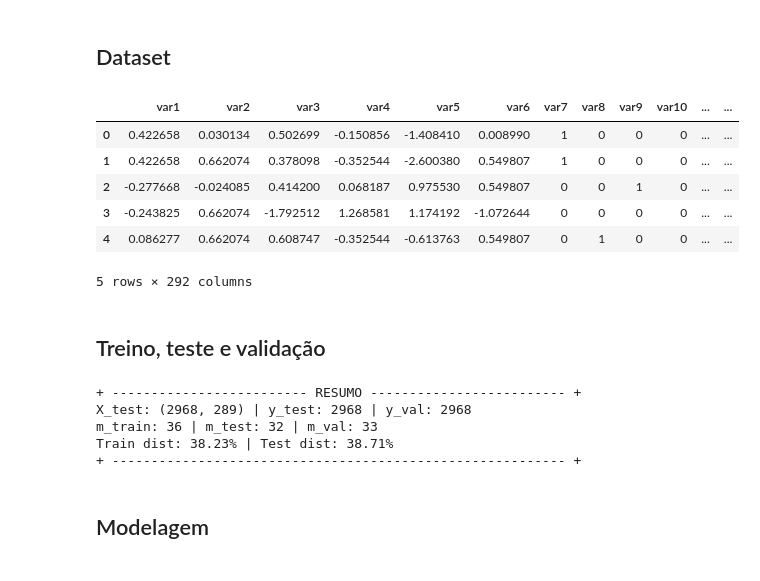
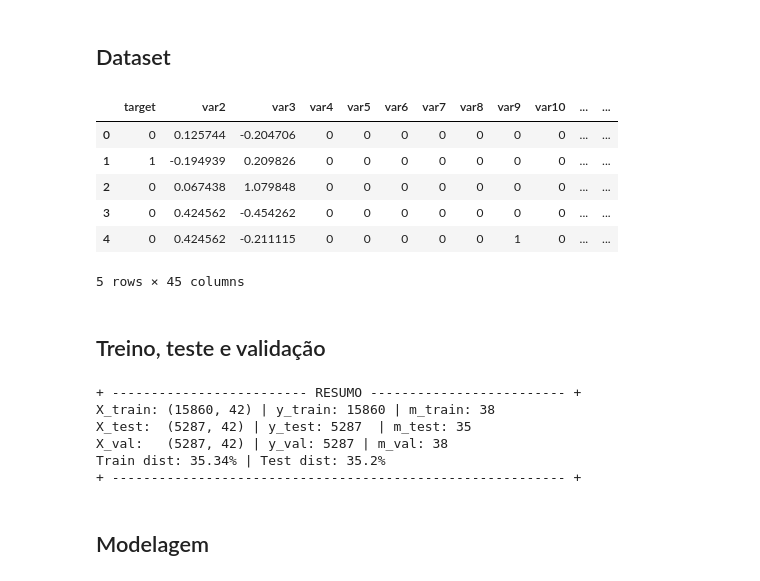
Before and after one commit to samuel-haddad/MBAUSP, a Jupyter notebook: gpboost_tcc.ipynb, the cells around one changed output. Saved outputs shown, nothing was run; the diff lists cells and outputs as text; code cells hidden in the pictures.

```diff
--- a/gpboost_tcc.ipynb
+++ b/gpboost_tcc.ipynb
@@ -39,35 +39,37 @@ import gpboost as gpb
 from gpboost import GPBoostClassifier
 
 # google libs & auth
+from pydrive.auth import GoogleAuth
+from pydrive.drive import GoogleDrive
 from google.colab import auth
+from oauth2client.client import GoogleCredentials
+
+# Authenticate and create the PyDrive client.
 auth.authenticate_user()
-
-import gspread
-from google.auth import default
-creds, _ = default()
-
-gc = gspread.authorize(creds)
+gauth = GoogleAuth()
+gauth.credentials = GoogleCredentials.get_application_default()
+drive = GoogleDrive(gauth)
 # %% [markdown]
 ## Dataset
-# %%
-# importar o dataset
-sht1 = gc.open_by_key('14di6Prcuk4vAGsd43r60cnKcZh_M6ziQV8Ht7xcJ0b4')
-df_sheet = sht1.get_worksheet(0)
-df_data = df_sheet.get_all_records()
-
-# criar o dataframe
-df = pd.DataFrame(df_data)
-
-# visualizar os dados
-df.head()
-# %% [output]
-|  | var1 | var2 | var3 | var4 | var5 | var6 | var7 | var8 | var9 | var10 | ... | ... |
-| 0 | 0.422658 | 0.030134 | 0.502699 | -0.150856 | -1.408410 | 0.008990 | 1 | 0 | 0 | 0 | ... | ... |
-| 1 | 0.422658 | 0.662074 | 0.378098 | -0.352544 | -2.600380 | 0.549807 | 1 | 0 | 0 | 0 | ... | ... |
-| 2 | -0.277668 | -0.024085 | 0.414200 | 0.068187 | 0.975530 | 0.549807 | 0 | 0 | 1 | 0 | ... | ... |
-| 3 | -0.243825 | 0.662074 | -1.792512 | 1.268581 | 1.174192 | -1.072644 | 0 | 0 | 0 | 0 | ... | ... |
-| 4 | 0.086277 | 0.662074 | 0.608747 | -0.352544 | -0.613763 | 0.549807 | 0 | 1 | 0 | 0 | ... | ... |
-5 rows × 292 columns
+# %%
+link = 'https://drive.google.com/file/d/1vtTBtunb8fqbr-b6AAkEZwNFr0QdDcqX/view?usp=sharing'
+
+# to get the id part of the file
+id = link.split("/")[-2]
+
+downloaded = drive.CreateFile({'id':id})
+downloaded.GetContentFile('base_tcc_xgboost_group20220927.csv')
+
+df = pd.read_csv('base_tcc_xgboost_group20220927.csv', sep=';')
+df.head()
+# %% [output]
+|  | target | var2 | var3 | var4 | var5 | var6 | var7 | var8 | var9 | var10 | ... | ... |
+| 0 | 0 | 0.125744 | -0.204706 | 0 | 0 | 0 | 0 | 0 | 0 | 0 | ... | ... |
+| 1 | 1 | -0.194939 | 0.209826 | 0 | 0 | 0 | 0 | 0 | 0 | 0 | ... | ... |
+| 2 | 0 | 0.067438 | 1.079848 | 0 | 0 | 0 | 0 | 0 | 0 | 0 | ... | ... |
+| 3 | 0 | 0.424562 | -0.454262 | 0 | 0 | 0 | 0 | 0 | 0 | 0 | ... | ... |
+| 4 | 0 | 0.424562 | -0.211115 | 0 | 0 | 0 | 0 | 0 | 1 | 0 | ... | ... |
+5 rows × 45 columns
 # %% [markdown]
 ## Treino, teste e validação
 # %%
@@ -95,15 +97,18 @@ m_test = len(np.unique(group_test))
 
 # exibir a volumetria das bases
 print('+', 25*'-','RESUMO', 25*'-','+')
-print(f'X_test: {X_test.shape} | y_test: {len(y_val)} | y_val: {len(y_val)}')
-print(f'm_train: {m_train} | m_test: {m_test} | m_val: {m_val}')
+print(f'X_train: {X_train.shape} | y_train: {len(y_train)} | m_train: {m_train}\
+        \nX_test:  {X_test.shape} | y_test: {len(y_test)}  | m_test: {m_test}\
+        \nX_val:   {X_val.shape} | y_val: {len(y_val)} | m_val: {m_val}'
+        )
 print(f'Train dist: {round(y_train_dist*100, 2)}% | Test dist: {round(y_test_dist*100, 2)}%')
 print('+', 58*'-', '+')
 # %% [output]
 + ------------------------- RESUMO ------------------------- +
-X_test: (2968, 289) | y_test: 2968 | y_val: 2968
-m_train: 36 | m_test: 32 | m_val: 33
-Train dist: 38.23% | Test dist: 38.71%
+X_train: (15860, 42) | y_train: 15860 | m_train: 38
+X_test:  (5287, 42) | y_test: 5287  | m_test: 35
+X_val:   (5287, 42) | y_val: 5287 | m_val: 38
+Train dist: 35.34% | Test dist: 35.2%
 + ---------------------------------------------------------- +
 # %% [markdown]
 ## Modelagem
```
Also changed, not shown: parts of 4 cells of this notebook.
